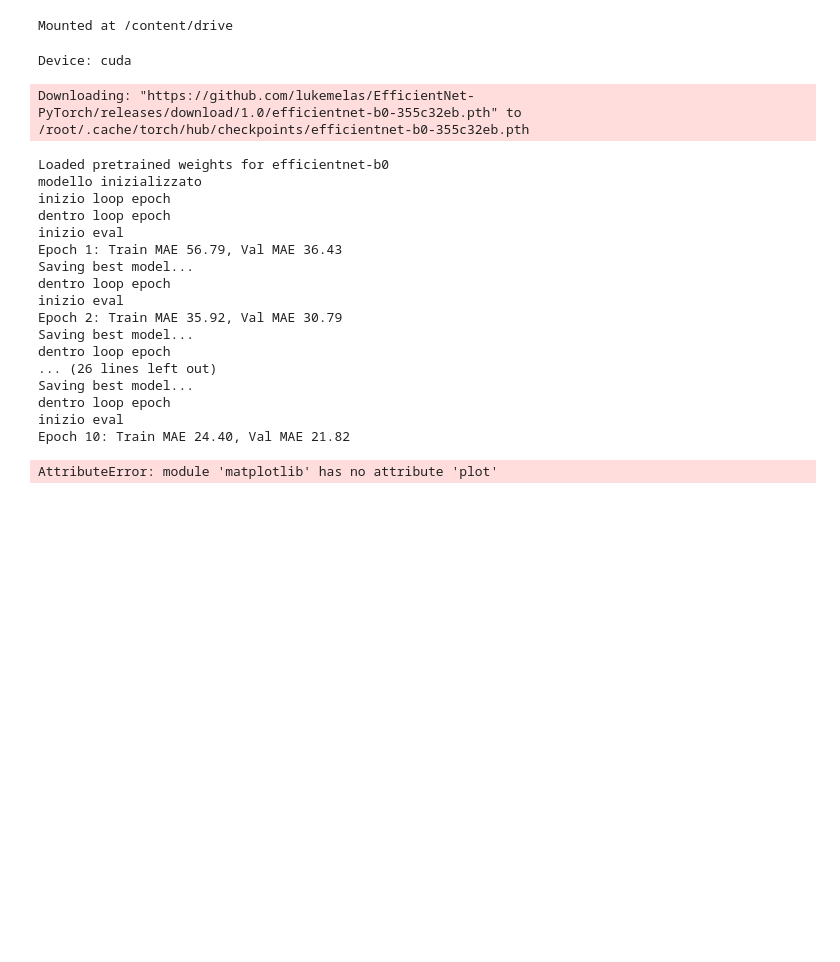
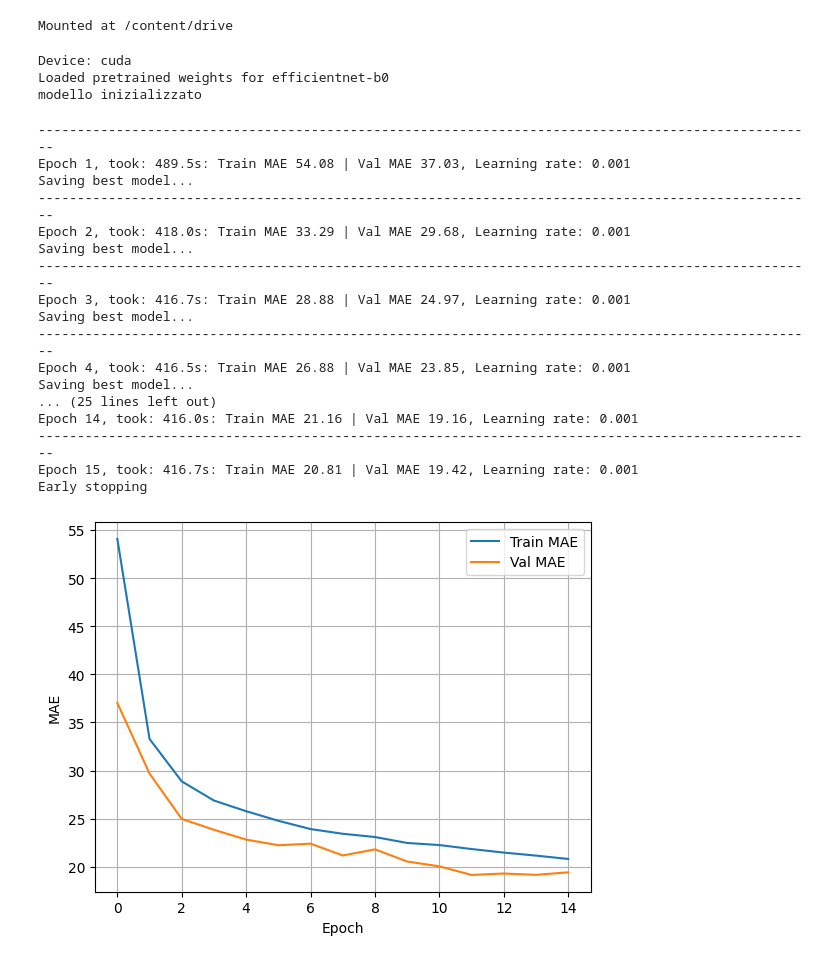
Before and after one commit to Toure-exe/medical-imaging-and-image-restauration-challenge, a Jupyter notebook: medical_imaging.ipynb, the cells around one changed output. Drawn from its saved outputs; the diff is of its cells as text; code cells hidden in the pictures; blank space fills up the shorter version.

Commit message:
Clean code first challenge. Fine tuned second challenge's model.

```diff
--- a/medical_imaging.ipynb
+++ b/medical_imaging.ipynb
@@ -113,7 +120,7 @@ class BoneAgeRegressor(nn.Module):
         self.fc = nn.Sequential(
             nn.Linear(1280 + 1, 128),  # 1280 = output di EfficientNet-B0
             nn.ReLU(),
-            nn.Dropout(0.3),
+            nn.Dropout(0.1),
             nn.Linear(128, 1)  # Output: età in mesi
         )
 
@@ -138,15 +145,14 @@ train_loader = DataLoader(train_dataset, batch_size=32, shuffle=True, num_worker
 val_loader = DataLoader(val_dataset, batch_size=32, num_workers=2, pin_memory=True)
 test_loader = DataLoader(test_dataset, batch_size=32, num_workers=2, pin_memory=True)
 # %%
-def train_model(model, train_loader, val_loader, criterion, optimizer,
-                num_epochs=10, save_path='best_model.pth', patience=3):
+def train_model(model, train_loader, val_loader, criterion, optimizer, scheduler,
+                num_epochs=25, save_path='best_model.pth', patience=3):
     best_val_loss = float('inf')
     train_losses, val_losses = [], []
     patience_counter = 0
 
-    print(f"inizio loop epoch")
     for epoch in range(num_epochs):
-        print(f"dentro loop epoch")
+        epoch_start = time.time()
         model.train()
         running_loss = 0.0
         for images, sexes, ages, _ in train_loader:
@@ -159,17 +165,21 @@ def train_model(model, train_loader, val_loader, criterion, optimizer,
         train_loss = running_loss / len(train_loader.dataset)
         train_losses.append(train_loss)
 
-        print(f"inizio eval")
         model.eval()
         val_loss = 0.0
         with torch.no_grad():
-            for images, sexes, ages in val_loader:
+            for images, sexes, ages, _ in val_loader:
                 images, sexes, ages = images.to(device), sexes.to(device), ages.to(device).view(-1, 1)
                 val_loss += criterion(model(images, sexes), ages).item() * images.size(0)
         val_loss = val_loss / len(val_loader.dataset)
         val_losses.append(val_loss)
 
-        print(f"Epoch {epoch+1}: Train MAE {train_loss:.2f}, Val MAE {val_loss:.2f}")
+        scheduler.step(val_loss)
+
+        epoch_time = time.time() - epoch_start
+        print(f"{'-'*100}")
+        print(f"Epoch {epoch+1}, took: {epoch_time:.1f}s: Train MAE {train_loss:.2f} | Val MAE {val_loss:.2f}, Learning rate: {optimizer.param_groups[0]['lr']}")
+
         if val_loss < best_val_loss:
             print("Saving best model...")
             best_val_loss = val_loss
@@ -244,38 +254,42 @@ def predict_submission(model, submission_loader, output_csv='submission.csv'):
 # %%
 # Device
 device = torch.device("cuda" if torch.cuda.is_available() else "cpu")
 print(f"Device: {device}")
 
 # Model
 model = BoneAgeRegressor().to(device)
+model = torch.compile(model)
 print(f"modello inizializzato")
 
-# Loss e ottimizzatore
+# Loss, ottimizzatore e scheduler
 criterion = nn.L1Loss()
-optimizer = optim.Adam(model.parameters(), lr=1e-3)
+#optimizer = optim.Adam(model.parameters(), lr=1e-3)
+optimizer = optim.AdamW(model.parameters(), lr=1e-3, weight_decay=1e-2)
+scheduler = ReduceLROnPlateau(optimizer, mode='min', factor=0.5, patience=3, cooldown=1, min_lr=1e-6, verbose=True)
 
 # Allenamento
-train_model(model, train_loader, val_loader, criterion, optimizer)
+train_model(model, train_loader, val_loader, criterion, optimizer, scheduler)
 # %% [output]
 Device: cuda
+Loaded pretrained weights for efficientnet-b0
+modello inizializzato
-Downloading: "https://github.com/lukemelas/EfficientNet-PyTorch/releases/download/1.0/efficientnet-b0-355c32eb.pth" to /root/.cache/torch/hub/checkpoints/efficientnet-b0-355c32eb.pth
+----------------------------------------------------------------------------------------------------
+Epoch 1, took: 489.5s: Train MAE 54.08 | Val MAE 37.03, Learning rate: 0.001
+Saving best model...
+----------------------------------------------------------------------------------------------------
+Epoch 2, took: 418.0s: Train MAE 33.29 | Val MAE 29.68, Learning rate: 0.001
+Saving best model...
+----------------------------------------------------------------------------------------------------
+Epoch 3, took: 416.7s: Train MAE 28.88 | Val MAE 24.97, Learning rate: 0.001
+Saving best model...
+----------------------------------------------------------------------------------------------------
+Epoch 4, took: 416.5s: Train MAE 26.88 | Val MAE 23.85, Learning rate: 0.001
+Saving best model...
+... (25 lines left out)
+Epoch 14, took: 416.0s: Train MAE 21.16 | Val MAE 19.16, Learning rate: 0.001
+----------------------------------------------------------------------------------------------------
+Epoch 15, took: 416.7s: Train MAE 20.81 | Val MAE 19.42, Learning rate: 0.001
+Early stopping
-Loaded pretrained weights for efficientnet-b0
-modello inizializzato
-inizio loop epoch
-dentro loop epoch
-inizio eval
-Epoch 1: Train MAE 56.79, Val MAE 36.43
-Saving best model...
-dentro loop epoch
-inizio eval
-Epoch 2: Train MAE 35.92, Val MAE 30.79
-Saving best model...
-dentro loop epoch
-... (26 lines left out)
-Saving best model...
-dentro loop epoch
-inizio eval
-Epoch 10: Train MAE 24.40, Val MAE 21.82
-AttributeError: module 'matplotlib' has no attribute 'plot'
+[figure, added]
 # %%
 # Carica miglior modello e predici
```
Also changed, not shown: parts of 5 cells of this notebook, 3 other files.
